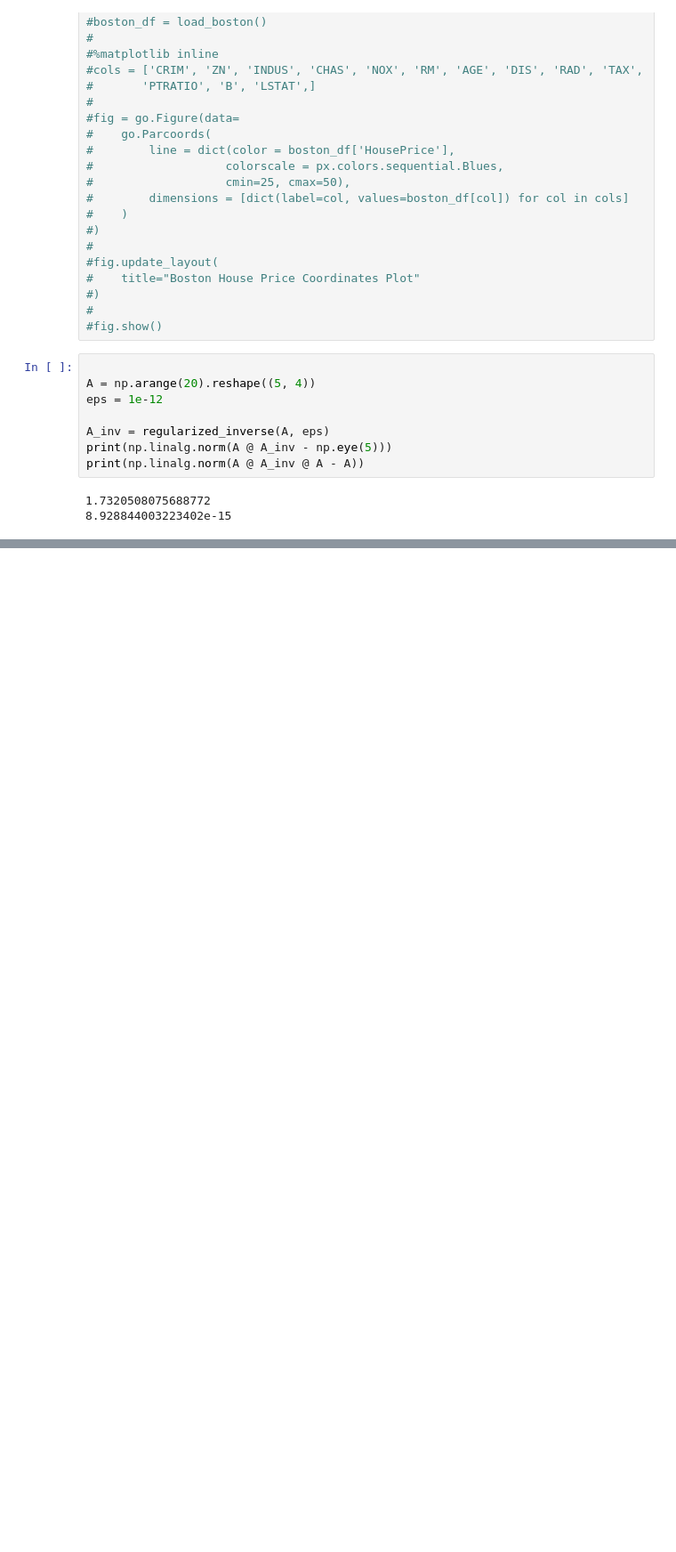
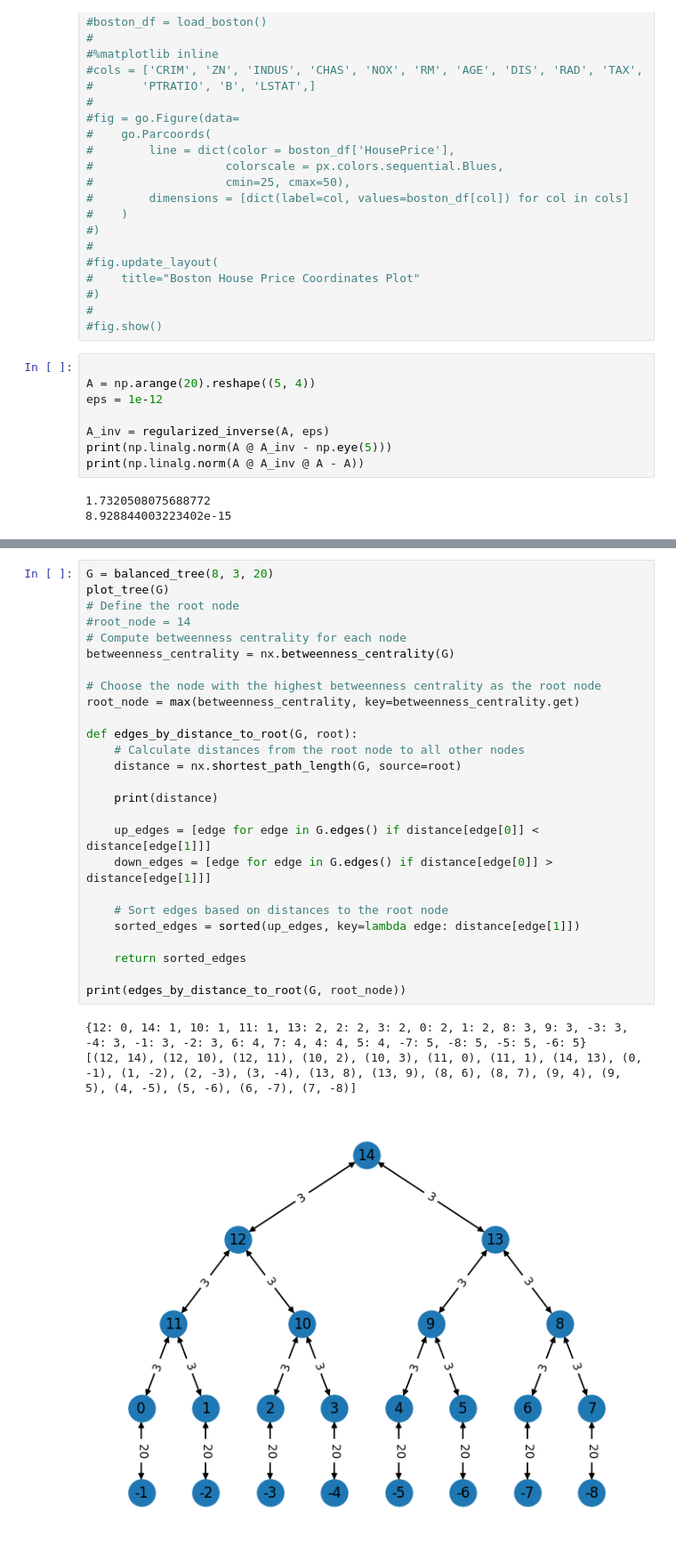
Before and after one commit to roman-ellerbrock/pyQuTree, a Jupyter notebook: ttnopt.ipynb, the cells around one changed output, grey strips where cells are left out. Shown at 89% size. Saved outputs shown, nothing was run; the diff lists cells and outputs as text; blank space fills up the shorter version.

Commit message:
Added reverse leaves and making enumeration of nodes mostly irrelevant.

```diff
--- a/ttnopt.ipynb
+++ b/ttnopt.ipynb
@@ -289,0 +289,30 @@ print(i, j, np.linalg.norm(Ac @ Ainv @ Ar - A))
+# %%
+G = balanced_tree(8, 3, 20)
+plot_tree(G)
+# Define the root node
+#root_node = 14
+# Compute betweenness centrality for each node
+betweenness_centrality = nx.betweenness_centrality(G)
+
+# Choose the node with the highest betweenness centrality as the root node
+root_node = max(betweenness_centrality, key=betweenness_centrality.get)
+
+def edges_by_distance_to_root(G, root):
+    # Calculate distances from the root node to all other nodes
+    distance = nx.shortest_path_length(G, source=root)
+
+    print(distance)
+
+    up_edges = [edge for edge in G.edges() if distance[edge[0]] < distance[edge[1]]]
+    down_edges = [edge for edge in G.edges() if distance[edge[0]] > distance[edge[1]]]
+
+    # Sort edges based on distances to the root node
+    sorted_edges = sorted(up_edges, key=lambda edge: distance[edge[1]])
+
+    return sorted_edges
+
+print(edges_by_distance_to_root(G, root_node))
+# %% [output]
+{12: 0, 14: 1, 10: 1, 11: 1, 13: 2, 2: 2, 3: 2, 0: 2, 1: 2, 8: 3, 9: 3, -3: 3, -4: 3, -1: 3, -2: 3, 6: 4, 7: 4, 4: 4, 5: 4, -7: 5, -8: 5, -5: 5, -6: 5}
+[(12, 14), (12, 10), (12, 11), (10, 2), (10, 3), (11, 0), (11, 1), (14, 13), (0, -1), (1, -2), (2, -3), (3, -4), (13, 8), (13, 9), (8, 6), (8, 7), (9, 4), (9, 5), (4, -5), (5, -6), (6, -7), (7, -8)]
+[figure, added]
```
Also changed, not shown: parts of 6 cells of this notebook, 11 other files.
